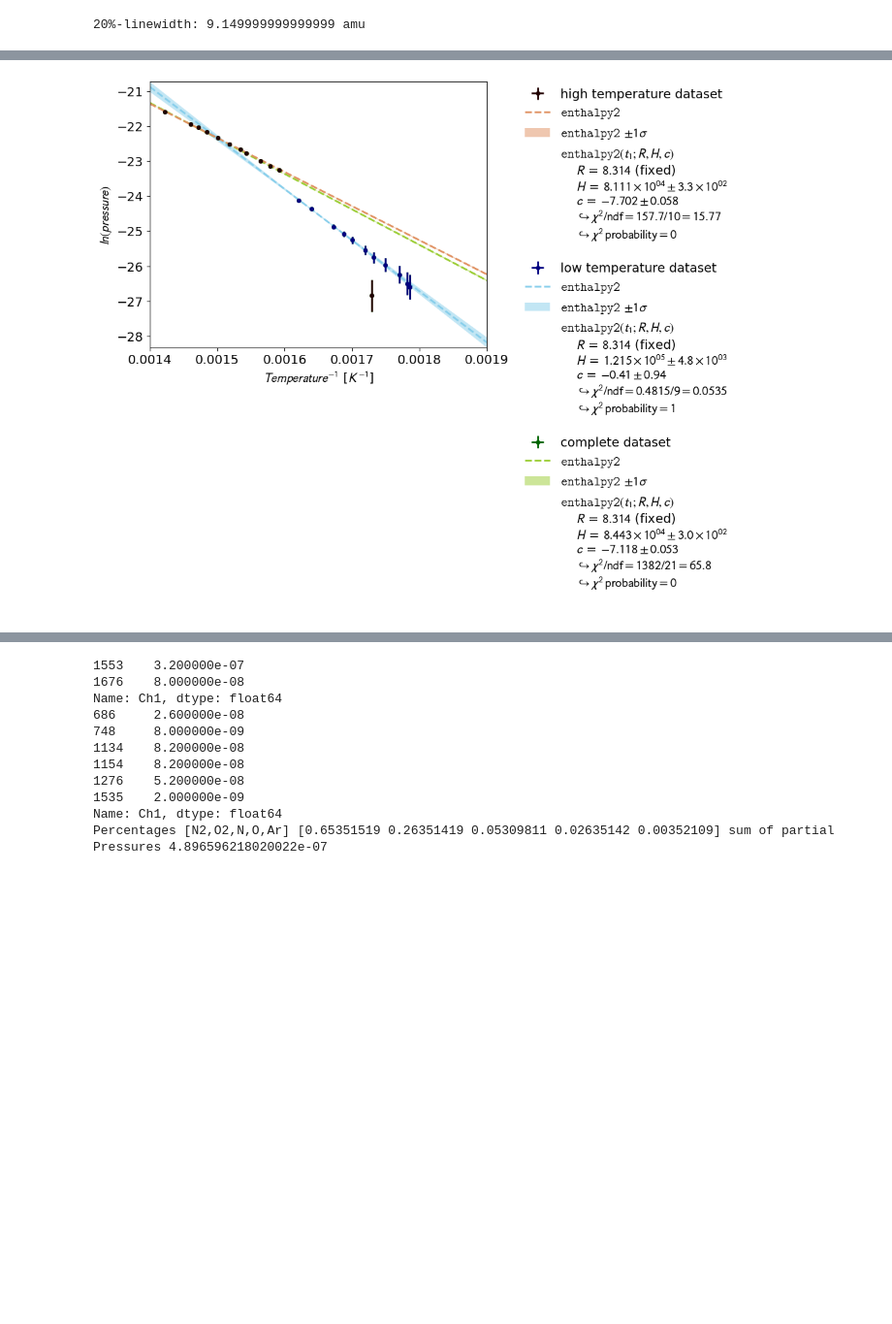
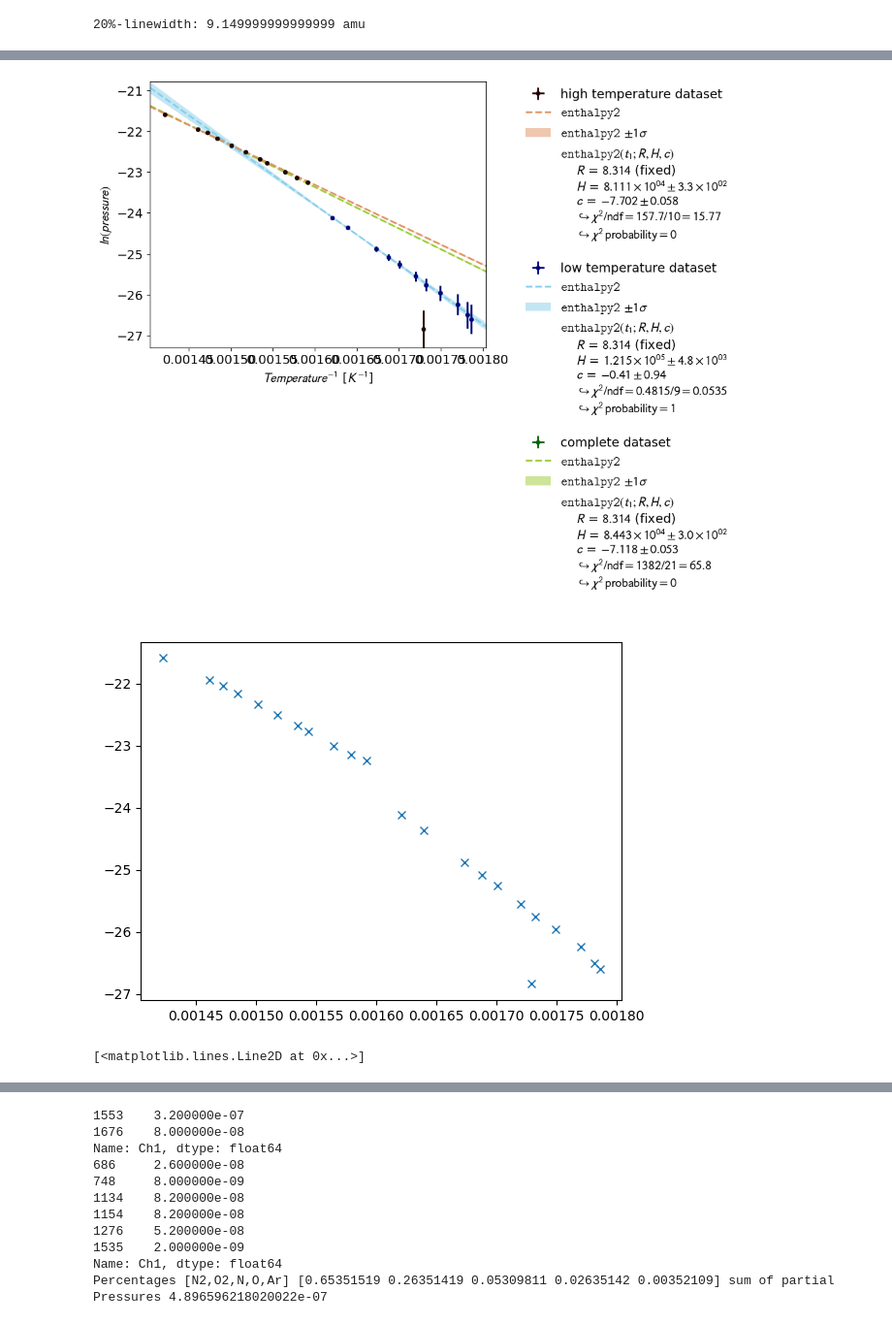
Before and after one commit to HerbertderGrosse/P3, a Jupyter notebook: Massenspektrometer/Mass_spectroskopy.ipynb, the cells around one changed output, grey strips where cells are left out. Shown at 97% size. Saved outputs shown, nothing was run; the diff lists cells and outputs as text; code cells hidden in the pictures; blank space fills up the shorter version.

```diff
--- a/Massenspektrometer/Mass_spectroskopy.ipynb
+++ b/Massenspektrometer/Mass_spectroskopy.ipynb
@@ -276,12 +339,12 @@ error_temperature=0.1 ##K
 error_pressure= 1e-12
 
 
-tminusone= 1/unp.uarray(v_to_t(p_t[:12,0],kelvin=True), error_temperature)
+tminusone= 1/unp.uarray(v_to_t(p_t[:12,0],kelvin=True), error_temperature)**1
 logp=unp.log( unp.uarray(p_t[:12,1]/100, error_pressure ) )
-tminusone2= 1/unp.uarray(v_to_t(p_t[12:,0],kelvin=True), error_temperature)
+tminusone2= 1/unp.uarray(v_to_t(p_t[12:,0],kelvin=True), error_temperature)**1
 logp2=unp.log( unp.uarray(p_t[12:,1]/100, error_pressure ) )
 
-tminusone3= 1/unp.uarray(v_to_t(p_t[:,0],kelvin=True), error_temperature)
+tminusone3= 1/unp.uarray(v_to_t(p_t[:,0],kelvin=True), error_temperature)**1
 logp3=unp.log( unp.uarray(p_t[:,1]/100, error_pressure ) )
 
 def enthalpy2(t_1,R,H,c):
@@ -303,33 +366,37 @@ data.label = 'low temperature dataset'
 
 data.add_error('y', unp.std_devs(logp2) )
 data.add_error('x', unp.std_devs(tminusone2) )
 
 fit2 = kafe2.Fit(data,enthalpy2)
 fit2.fix_parameter("R", 8.314)
 
 fit2.do_fit()
 
 data = kafe2.XYContainer(unp.nominal_values(tminusone3),unp.nominal_values(logp3))
 data.label = 'complete dataset'
 data.add_error('y', unp.std_devs(logp3) )
 data.add_error('x', unp.std_devs(tminusone3) )
 
 fit3 = kafe2.Fit(data,enthalpy2)
 fit3.fix_parameter("R", 8.314)
 
 fit3.do_fit()
 
 
 
 pl = kafe2.Plot([fit,fit2,fit3])
 pl.y_label = '$ln(pressure) $'
 pl.x_label = '$Temperature^{-1}$ [$K^{-1}$]'
-pl.x_range = (0.0014, 0.0019)
+#pl.x_range = (0.0014, 0.0019)
 pl.x_scale = "linear"
 
 pl.plot()
 
 plt.show()
-#plt.plot(1/v_to_t(p_t[:,0],kelvin=True),np.log(p_t[:,1]/100),"x")
+plt.plot(1/v_to_t(p_t[:,0],kelvin=True),np.log(p_t[:,1]/100),"x")
+plt.show()
+plt.plot(1/v_to_t(p_t[:,0],kelvin=True)**2,np.log(p_t[:,1]/100),"x")
 # %% [output]
-[figure, old version]
+[figure, new version]
+[figure, added]
+[<matplotlib.lines.Line2D at 0x...>]
```
Also changed, not shown: parts of 7 cells of this notebook.
